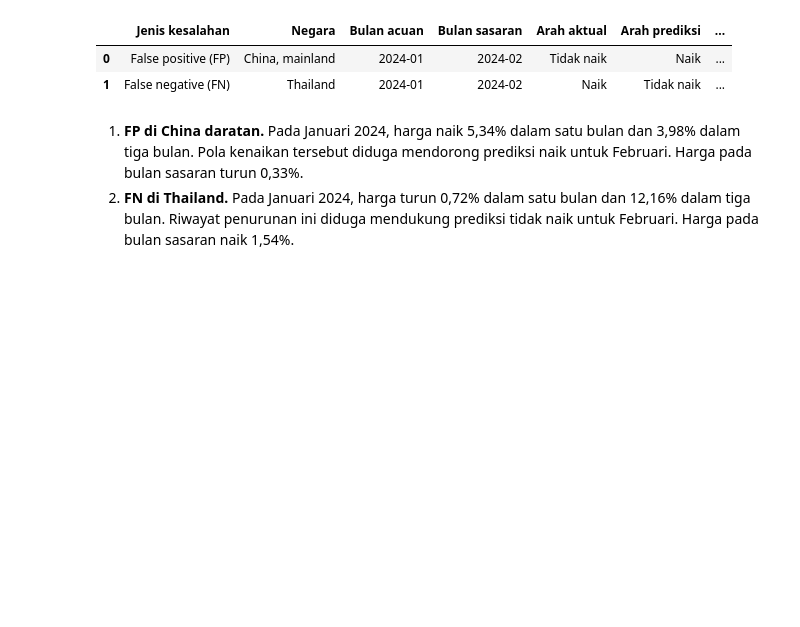
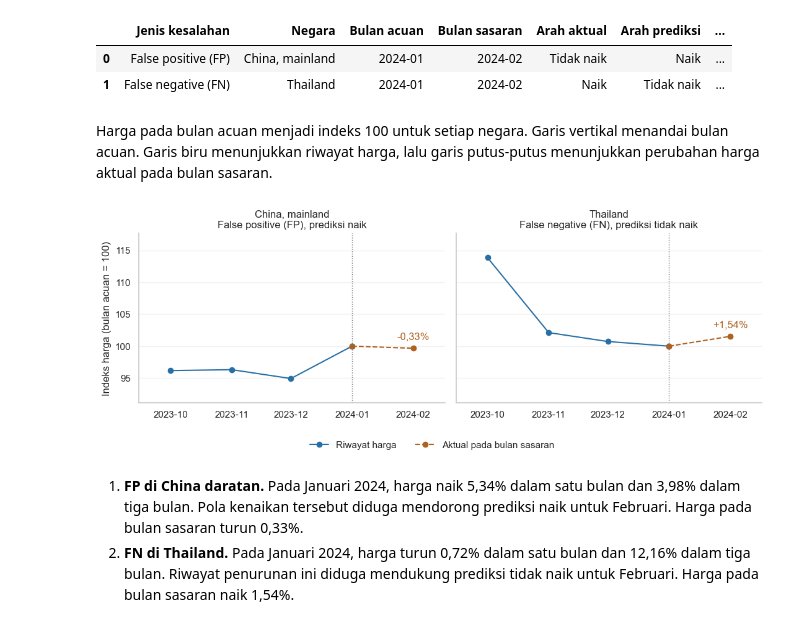
Before and after one commit to firrazmrd/17_IF-B_Sop-Pak-Min-Klaten, a Jupyter notebook: Projek.ipynb, the cells around one changed output. Saved outputs shown, nothing was run; the diff lists cells and outputs as text; code cells hidden in the pictures; blank space fills up the shorter version.

```diff
--- a/Projek.ipynb
+++ b/Projek.ipynb
@@ -1923,6 +2018,64 @@ display(error_view.round(2))
 |  | Jenis kesalahan | Negara | Bulan acuan | Bulan sasaran | Arah aktual | Arah prediksi | ... |
 | 0 | False positive (FP) | China, mainland | 2024-01 | 2024-02 | Tidak naik | Naik | ... |
 | 1 | False negative (FN) | Thailand | 2024-01 | 2024-02 | Naik | Tidak naik | ... |
+# %% [markdown]
+Harga pada bulan acuan menjadi indeks 100 untuk setiap negara. Garis vertikal menandai bulan acuan. Garis biru menunjukkan riwayat harga, lalu garis putus-putus menunjukkan perubahan harga aktual pada bulan sasaran.
+# %%
+if error_view.empty:
+    print('Contoh dengan pola riwayat tersebut tidak tersedia.')
+else:
+    fig, axes = plt.subplots(
+        1, len(error_view), figsize=(5.5 * len(error_view), 4.15),
+        sharey=True, squeeze=False
+    )
+
+    for ax, (_, case) in zip(axes[0], error_view.iterrows()):
+        reference_month = pd.Timestamp(case['Bulan acuan'])
+        target_month = pd.Timestamp(case['Bulan sasaran'])
+        start_month = reference_month - pd.DateOffset(months=3)
+        prices = df_calendar.loc[
+            df_calendar['Country'].eq(case['Negara'])
+            & df_calendar['date'].between(start_month, target_month),
+            ['date', price_column]
+        ].sort_values('date').copy()
+        reference_price = prices.loc[prices['date'].eq(reference_month), price_column].iloc[0]
+        prices['Indeks harga'] = prices[price_column] / reference_price * 100
+        price_history = prices.loc[prices['date'].le(reference_month)]
+        target_segment = prices.loc[prices['date'].ge(reference_month)]
+        target_index = target_segment.loc[target_segment['date'].eq(target_month), 'Indeks harga'].iloc[0]
+
+        ax.plot(
+            price_history['date'], price_history['Indeks harga'],
+            color=model_color, marker='o', label='Riwayat harga'
+        )
+        ax.plot(
+            target_segment['date'], target_segment['Indeks harga'],
+            color=test_color, linestyle='--', marker='o', label='Aktual pada bulan sasaran'
+        )
+        ax.axvline(reference_month, color=baseline_color, linestyle=':', linewidth=1)
+        change_label = f"{case['Perubahan bulan sasaran (%)']:+.2f}%".replace('.', ',')
+        ax.annotate(
+            change_label, (target_month, target_index), xytext=(0, 10),
+            textcoords='offset points', ha='center', color=test_color
+        )
+        ax.set_title(
+            f"{case['Negara']}\n{case['Jenis kesalahan']}, "
+            f"prediksi {case['Arah prediksi'].lower()}"
+        )
+        ax.set_xticks(prices['date'], labels=prices['date'].dt.strftime('%Y-%m'))
+        ax.margins(x=0.13, y=0.2)
+        ax.set_axisbelow(True)
+        ax.grid(False, axis='x')
+        ax.grid(axis='y', alpha=0.25)
+        sns.despine(ax=ax)
+
+    axes[0][0].set_ylabel('Indeks harga (bulan acuan = 100)')
+    handles, labels = axes[0][0].get_legend_handles_labels()
+    fig.legend(handles, labels, ncol=2, loc='lower center', frameon=False)
+    plt.tight_layout(rect=(0, 0.1, 1, 1))
+    plt.show()
+# %% [output]
+[figure, added]
 # %% [markdown]
 1. **FP di China daratan.** Pada Januari 2024, harga naik 5,34% dalam satu bulan dan 3,98% dalam tiga bulan. Pola kenaikan tersebut diduga mendorong prediksi naik untuk Februari. Harga pada bulan sasaran turun 0,33%.
 2. **FN di Thailand.** Pada Januari 2024, harga turun 0,72% dalam satu bulan dan 12,16% dalam tiga bulan. Riwayat penurunan ini diduga mendukung prediksi tidak naik untuk Februari. Harga pada bulan sasaran naik 1,54%.
```
Also changed, not shown: parts of 8 cells of this notebook.
